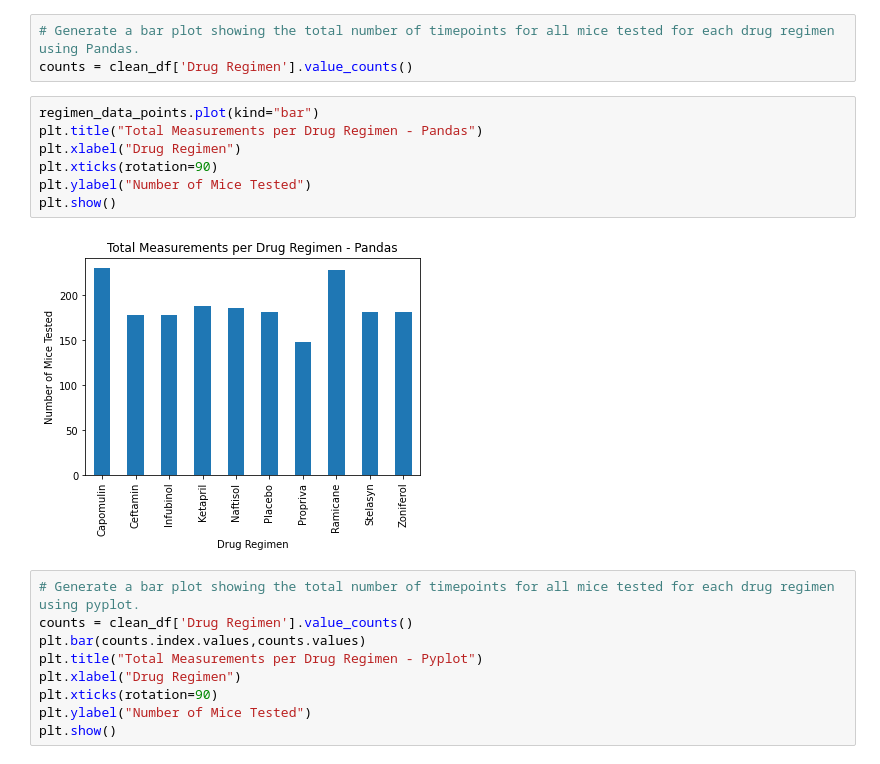
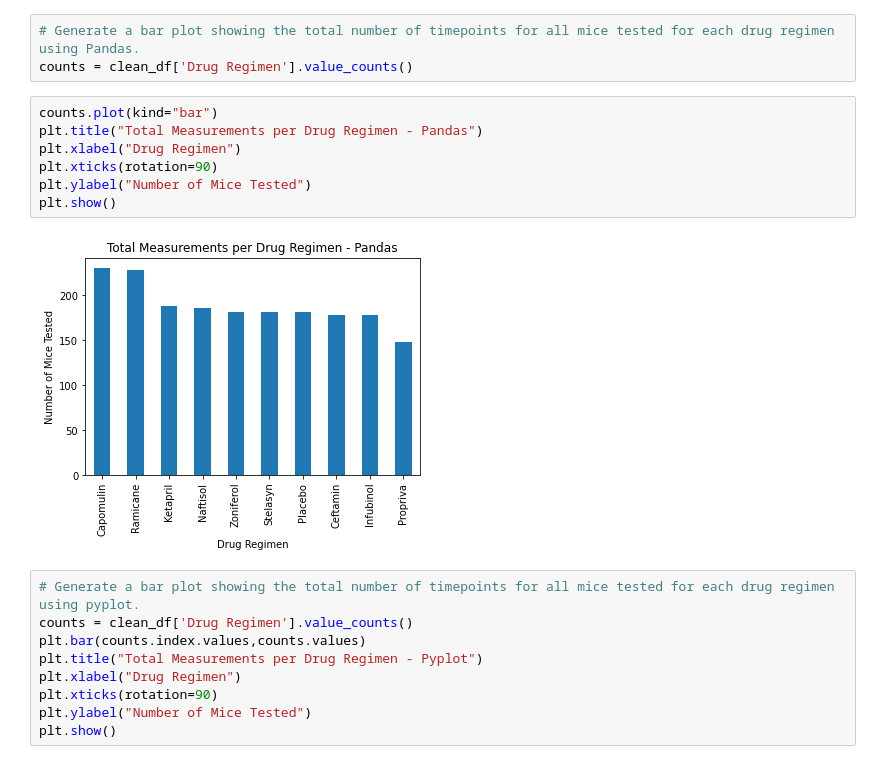
Before and after one commit to melorebecca/05-Matplotlib, a Jupyter notebook: pymaceuticals_starter.ipynb, the cells around one changed output. Cells and saved outputs as stored; diff of their text form.

```diff
--- a/pymaceuticals_starter.ipynb
+++ b/pymaceuticals_starter.ipynb
@@ -137,14 +123,14 @@ drug_agg_df
 # Generate a bar plot showing the total number of timepoints for all mice tested for each drug regimen using Pandas.
 counts = clean_df['Drug Regimen'].value_counts()
 # %%
-regimen_data_points.plot(kind="bar")
+counts.plot(kind="bar")
 plt.title("Total Measurements per Drug Regimen - Pandas")
 plt.xlabel("Drug Regimen")
 plt.xticks(rotation=90)
 plt.ylabel("Number of Mice Tested")
 plt.show()
 # %% [output]
-[figure, old version]
+[figure, new version]
 # %%
 # Generate a bar plot showing the total number of timepoints for all mice tested for each drug regimen using pyplot.
 counts = clean_df['Drug Regimen'].value_counts()
```
Also changed, not shown: parts of 6 cells of this notebook.
